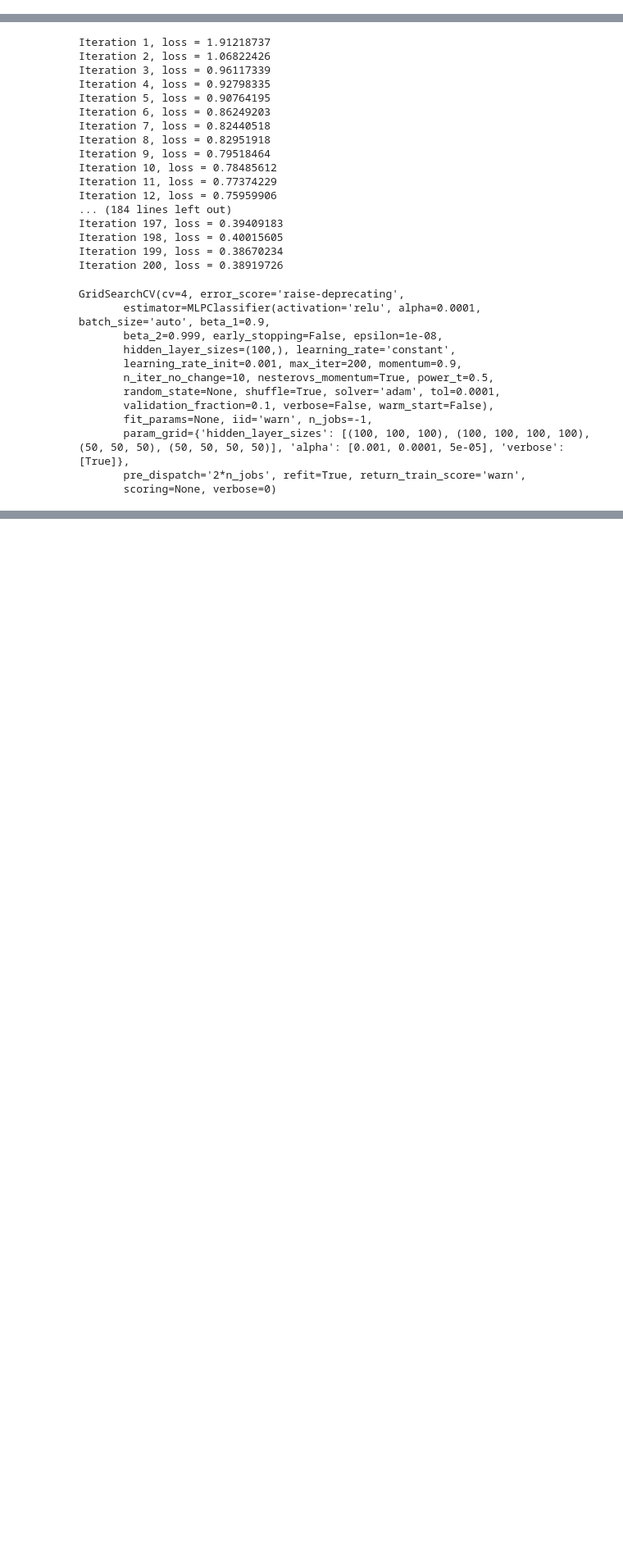
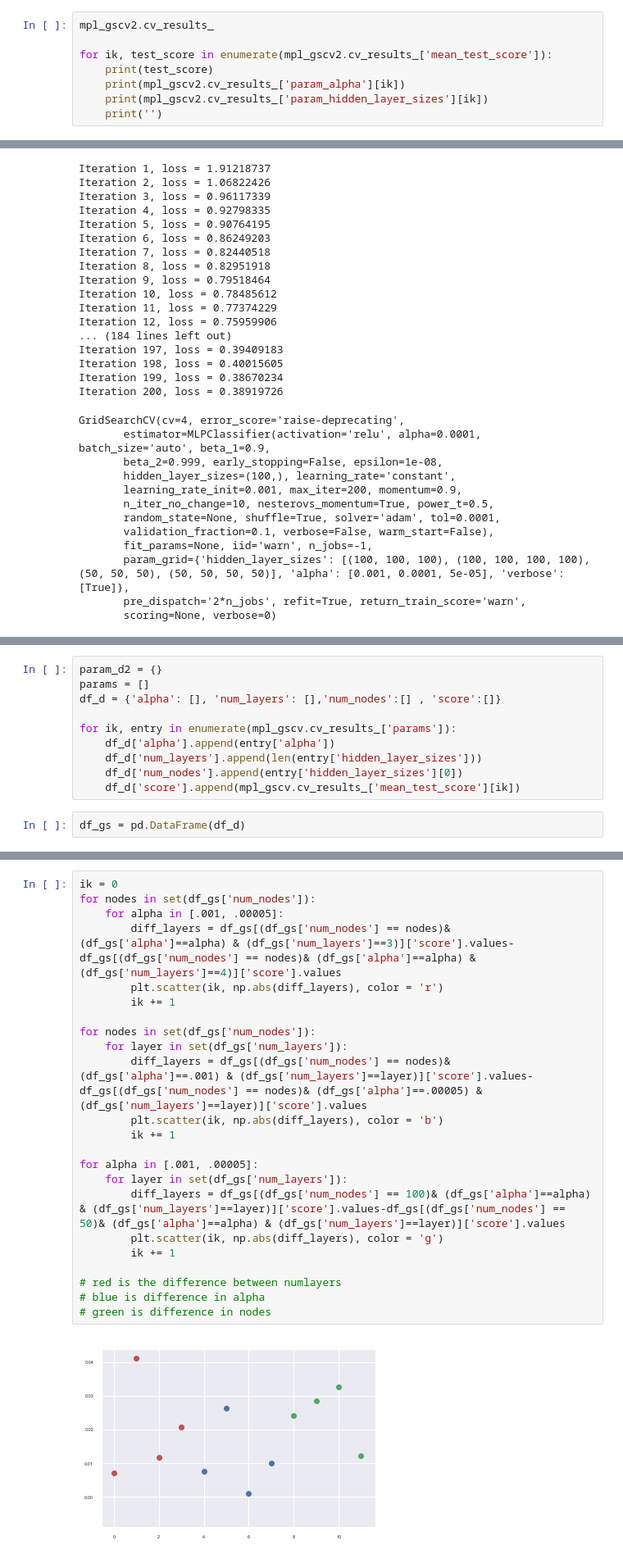
Before and after one commit to jordanplanders/Thinkful, a Jupyter notebook: Bootcamp/Unit 4/Project 4-3-3 MultiLayerPerceptron.ipynb, the cells around one changed output, grey strips where cells are left out. Shown at 82% size. Drawn from its saved outputs; the diff is of its cells as text; blank space fills up the shorter version.

Commit message:
Project 4-3-3 MLP Art Data

```diff
--- a/Bootcamp/Unit 4/Project 4-3-3 MultiLayerPerceptron.ipynb
+++ b/Bootcamp/Unit 4/Project 4-3-3 MultiLayerPerceptron.ipynb
@@ -177,0 +245,8 @@ This first grid search will hopefully shed light on the effect of more/fewer lay
+# %%
+mpl_gscv2.cv_results_
+
+for ik, test_score in enumerate(mpl_gscv2.cv_results_['mean_test_score']):
+    print(test_score)
+    print(mpl_gscv2.cv_results_['param_alpha'][ik])
+    print(mpl_gscv2.cv_results_['param_hidden_layer_sizes'][ik])
+    print('')
@@ -237,0 +356,12 @@ mpl_gscv.__dict__
+# %%
+param_d2 = {}
+params = []
+df_d = {'alpha': [], 'num_layers': [],'num_nodes':[] , 'score':[]}
+
+for ik, entry in enumerate(mpl_gscv.cv_results_['params']):
+    df_d['alpha'].append(entry['alpha'])
+    df_d['num_layers'].append(len(entry['hidden_layer_sizes']))
+    df_d['num_nodes'].append(entry['hidden_layer_sizes'][0])
+    df_d['score'].append(mpl_gscv.cv_results_['mean_test_score'][ik])
+# %%
+df_gs = pd.DataFrame(df_d)
@@ -237,0 +410,25 @@ mpl_gscv.__dict__
+# %%
+ik = 0
+for nodes in set(df_gs['num_nodes']):
+    for alpha in [.001, .00005]:
+        diff_layers = df_gs[(df_gs['num_nodes'] == nodes)& (df_gs['alpha']==alpha) & (df_gs['num_layers']==3)]['score'].values-df_gs[(df_gs['num_nodes'] == nodes)& (df_gs['alpha']==alpha) & (df_gs['num_layers']==4)]['score'].values
+        plt.scatter(ik, np.abs(diff_layers), color = 'r')
+        ik += 1
+
+for nodes in set(df_gs['num_nodes']):
+    for layer in set(df_gs['num_layers']):
+        diff_layers = df_gs[(df_gs['num_nodes'] == nodes)& (df_gs['alpha']==.001) & (df_gs['num_layers']==layer)]['score'].values-df_gs[(df_gs['num_nodes'] == nodes)& (df_gs['alpha']==.00005) & (df_gs['num_layers']==layer)]['score'].values
+        plt.scatter(ik, np.abs(diff_layers), color = 'b')
+        ik += 1
+
+for alpha in [.001, .00005]:
+    for layer in set(df_gs['num_layers']):
+        diff_layers = df_gs[(df_gs['num_nodes'] == 100)& (df_gs['alpha']==alpha) & (df_gs['num_layers']==layer)]['score'].values-df_gs[(df_gs['num_nodes'] == 50)& (df_gs['alpha']==alpha) & (df_gs['num_layers']==layer)]['score'].values
+        plt.scatter(ik, np.abs(diff_layers), color = 'g')
+        ik += 1
+
+# red is the difference between numlayers
+# blue is difference in alpha
+# green is difference in nodes
+# %% [output]
+[figure, added]
```
Also changed, not shown: parts of 34 cells of this notebook.
